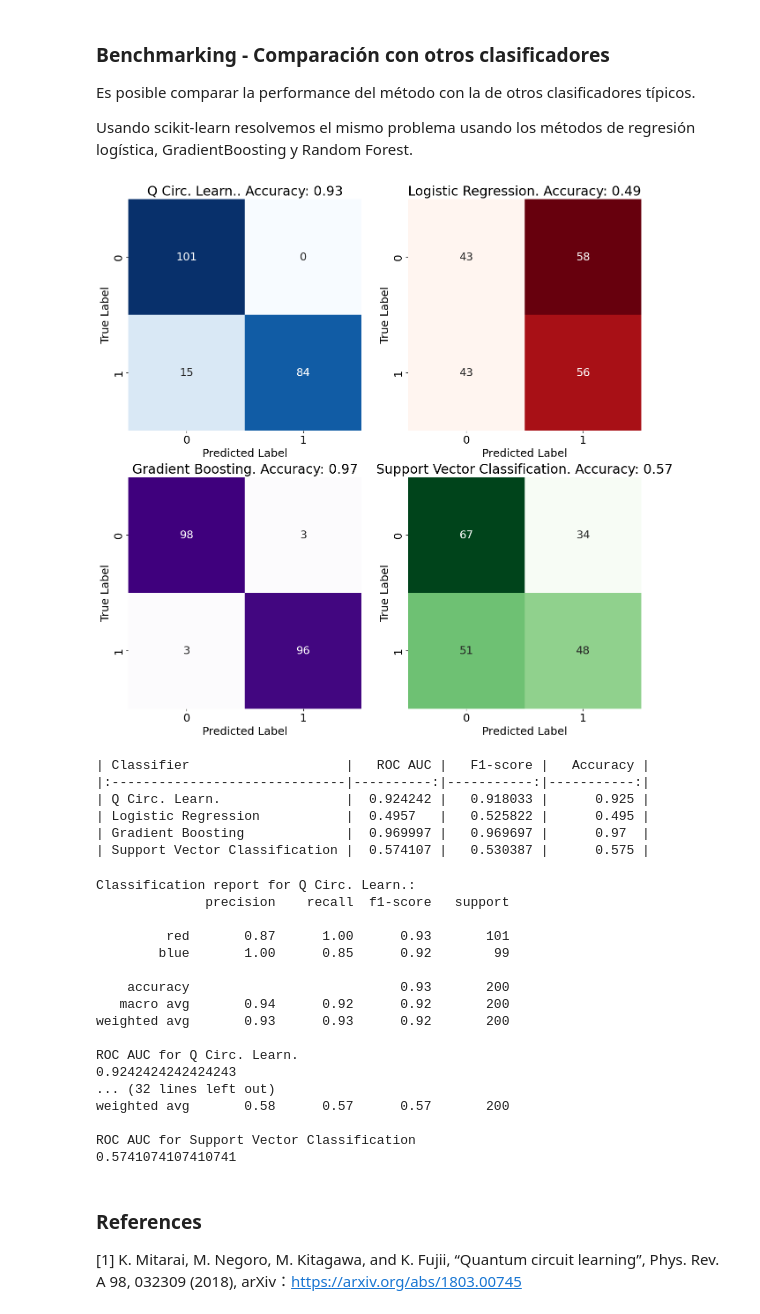
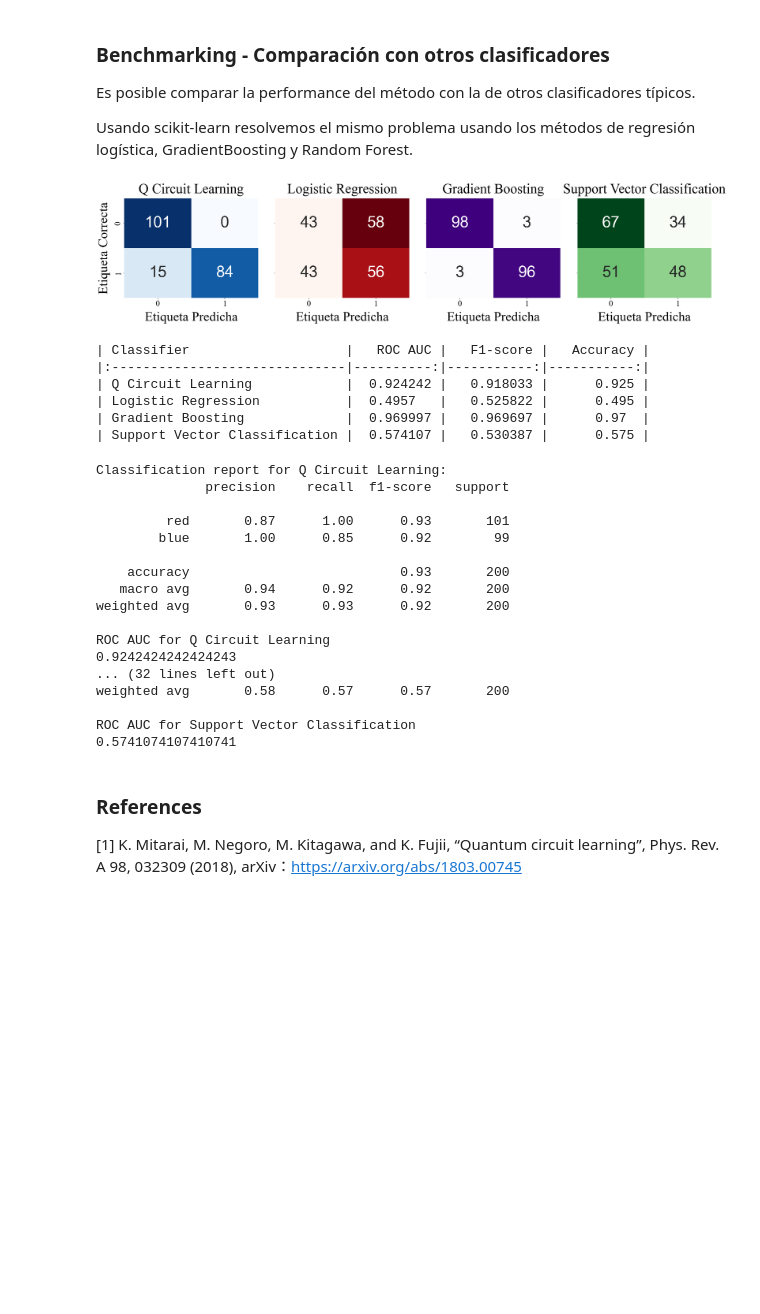
Before and after one commit to sofips/qcl, a Jupyter notebook: qcl_classification_es.ipynb, the cells around one changed output. Drawn from its saved outputs; the diff is of its cells as text; code cells hidden in the pictures; blank space fills up the shorter version.

```diff
--- a/qcl_classification_es.ipynb
+++ b/qcl_classification_es.ipynb
@@ -327,4 +351,11 @@ test_samples_y = [sample[1] for sample in test_samples]
 # %%
+!rm ~/.cache/matplotlib -rf
+
+plt.rcParams["font.family"] = "Times New Roman"
+mpl.rcParams.update({'font.size': 24})
+
+plt.rcParams['axes.axisbelow'] = True
+
 fig, axs = plt.subplots(1, 2, figsize=(16, 6))
 test_samples = [np.asarray([test_samples_x[i], test_samples_y[i]]) for i in range(len(test_samples_x))]
 
@@ -334,10 +365,12 @@ color_final_pred = [p[1] for p in final_prediction]
 # Prediccion
 scatter1 = axs[0].scatter(test_samples_x, test_samples_y, c=color_final_pred, cmap='coolwarm')
 cbar1 = fig.colorbar(scatter1, ax=axs[0])
+
 axs[0].set_title('Clase Predicha')
 # Correctas
 scatter2 = axs[1].scatter(test_samples_x, test_samples_y, c=test_labels, cmap='coolwarm')
 cbar2 = fig.colorbar(scatter2, ax=axs[1])
+
 axs[1].set_title('Clase Correcta')
 
 plt.tight_layout(); plt.show()
@@ -430,7 +463,7 @@ accuracy_svc = accuracy_score(test_labels, pred_labels_svc)
 conf_matrix_svc = confusion_matrix(test_labels, pred_labels_svc)
 roc_auc_svc = roc_auc_score(test_labels,pred_labels_svc)
 # %%
-classifier_names = ['Q Circ. Learn.', 'Logistic Regression', 'Gradient Boosting', 'Support Vector Classification']
+classifier_names = ['Q Circuit Learning', 'Logistic Regression', 'Gradient Boosting', 'Support Vector Classification']
 accuracies = [accuracy_qcl, accuracy_lrc, accuracy_gbc, accuracy_svc]
 confusion_matrices = [conf_matrix_qcl, conf_matrix_lrc, conf_matrix_gbc, conf_matrix_svc]
 roc_aucs = [roc_auc_qcl,roc_auc_lrc,roc_auc_gbc,roc_auc_svc]
@@ -438,8 +471,20 @@ roc_aucs = [roc_auc_qcl,roc_auc_lrc,roc_auc_gbc,roc_auc_svc]
 # Plot confusion matrices
 cmaps = ['Blues','Reds','Purples','Greens']
 # %%
-fig, axes = plt.subplots(2, 2, figsize=(15, 15))
+fig, axes = plt.subplots(1, 4, figsize=(26, 7), sharey=True)
+
 for ax, name, conf_matrix, accuracy, cmap in zip(axes.flatten(), classifier_names, confusion_matrices, accuracies, cmaps):
-    sns.heatmap(conf_matrix, annot=True, fmt='d', cmap=cmap, ax=ax, cbar=False); ax.set_title(name + f'. Accuracy: {accuracy:.2f}');ax.set_xlabel('Predicted Label'); ax.set_ylabel('True Label')
+    !rm ~/.cache/matplotlib -rf
+    plt.rcParams["font.family"] = "Times New Roman"
+    ax.set_title(name, pad = 15, fontsize = 40)
+    sns.set(font_scale=3.8) # Adjust to fit
+    sns.heatmap(conf_matrix, annot=True, fmt='d', cmap=cmap, ax=ax, cbar=False)
+    !rm ~/.cache/matplotlib -rf
+    plt.rcParams["font.family"] = "Times New Roman"
+    ax.set_xlabel('Etiqueta Predicha', labelpad = 12, fontsize = 38)
+
+    if name == 'Q Circuit Learning':
+        ax.set_ylabel('Etiqueta Correcta',labelpad = 12, fontsize = 38)
+    plt.tight_layout()
 # %% [output]
-[figure, old version]
+[figure, new version]
@@ -468,7 +515,7 @@ print(markdown_table)
 # %% [output]
 | Classifier                    |   ROC AUC |   F1-score |   Accuracy |
 |:------------------------------|----------:|-----------:|-----------:|
-| Q Circ. Learn.                |  0.924242 |   0.918033 |      0.925 |
+| Q Circuit Learning            |  0.924242 |   0.918033 |      0.925 |
 | Logistic Regression           |  0.4957   |   0.525822 |      0.495 |
 | Gradient Boosting             |  0.969997 |   0.969697 |      0.97  |
 | Support Vector Classification |  0.574107 |   0.530387 |      0.575 |
@@ -480,7 +527,7 @@ for predicted, name in zip(predictions,classifier_names):
     print(f'ROC AUC for {name}')
     print(roc_auc_score(test_labels,predicted))
 # %% [output]
-Classification report for Q Circ. Learn.:
+Classification report for Q Circuit Learning:
               precision    recall  f1-score   support
 
          red       0.87      1.00      0.93       101
@@ -490,7 +537,7 @@ Classification report for Q Circ. Learn.:
    macro avg       0.94      0.92      0.92       200
 weighted avg       0.93      0.93      0.92       200
 
-ROC AUC for Q Circ. Learn.
+ROC AUC for Q Circuit Learning
 0.9242424242424243
 ... (32 lines left out)
 weighted avg       0.58      0.57      0.57       200
```
Also changed, not shown: parts of 8 cells of this notebook, 3 other files.
